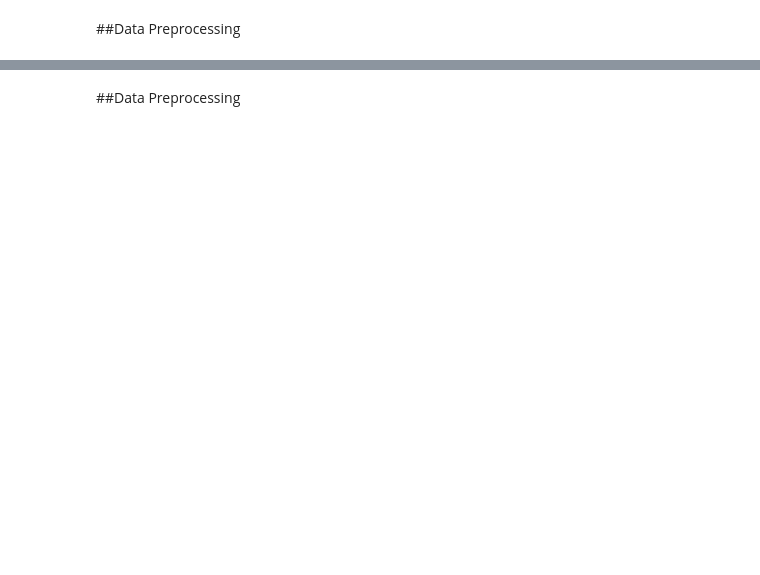
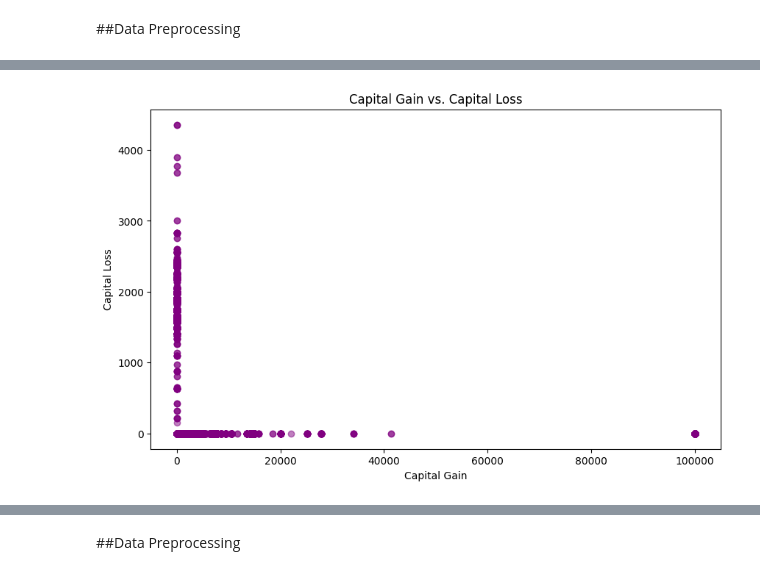
Before and after one commit to RanxduG/Machine-Learning-Coursework, a Jupyter notebook: ML_Coursework.ipynb, the cells around one changed output, grey strips where cells are left out. Cells and saved outputs as stored; diff of their text form; code cells hidden in the pictures; blank space fills up the shorter version.

```diff
--- a/ML_Coursework.ipynb
+++ b/ML_Coursework.ipynb
@@ -37,0 +78,9 @@ Data columns (total 15 columns):
+# %%
+plt.figure(figsize=(10, 6))
+plt.scatter(df['capital-gain'], df['capital-loss'], alpha=0.5, color='purple')
+plt.title('Capital Gain vs. Capital Loss')
+plt.xlabel('Capital Gain')
+plt.ylabel('Capital Loss')
+plt.show()
+# %% [output]
+[figure, added]
```
Also changed, not shown: parts of 20 cells of this notebook.
